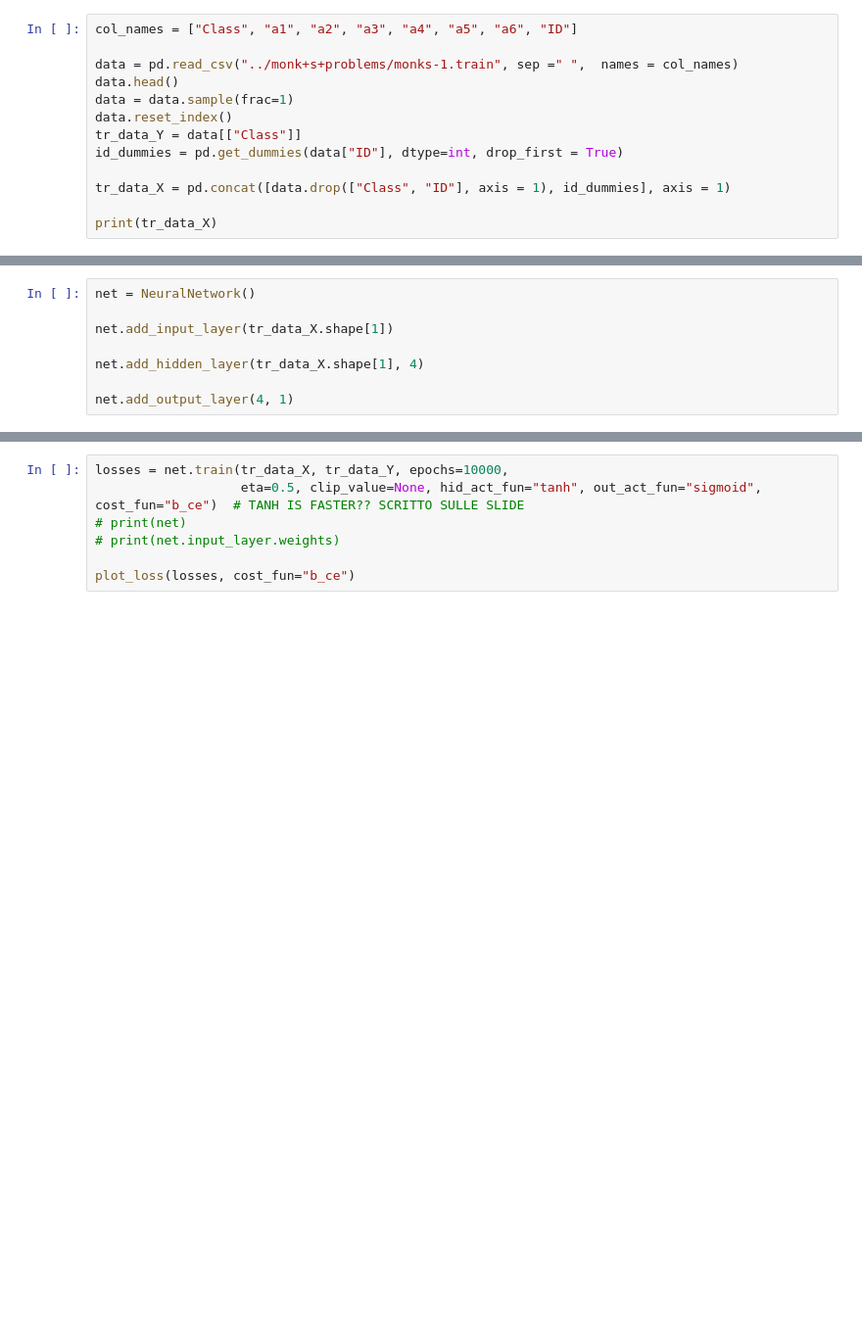
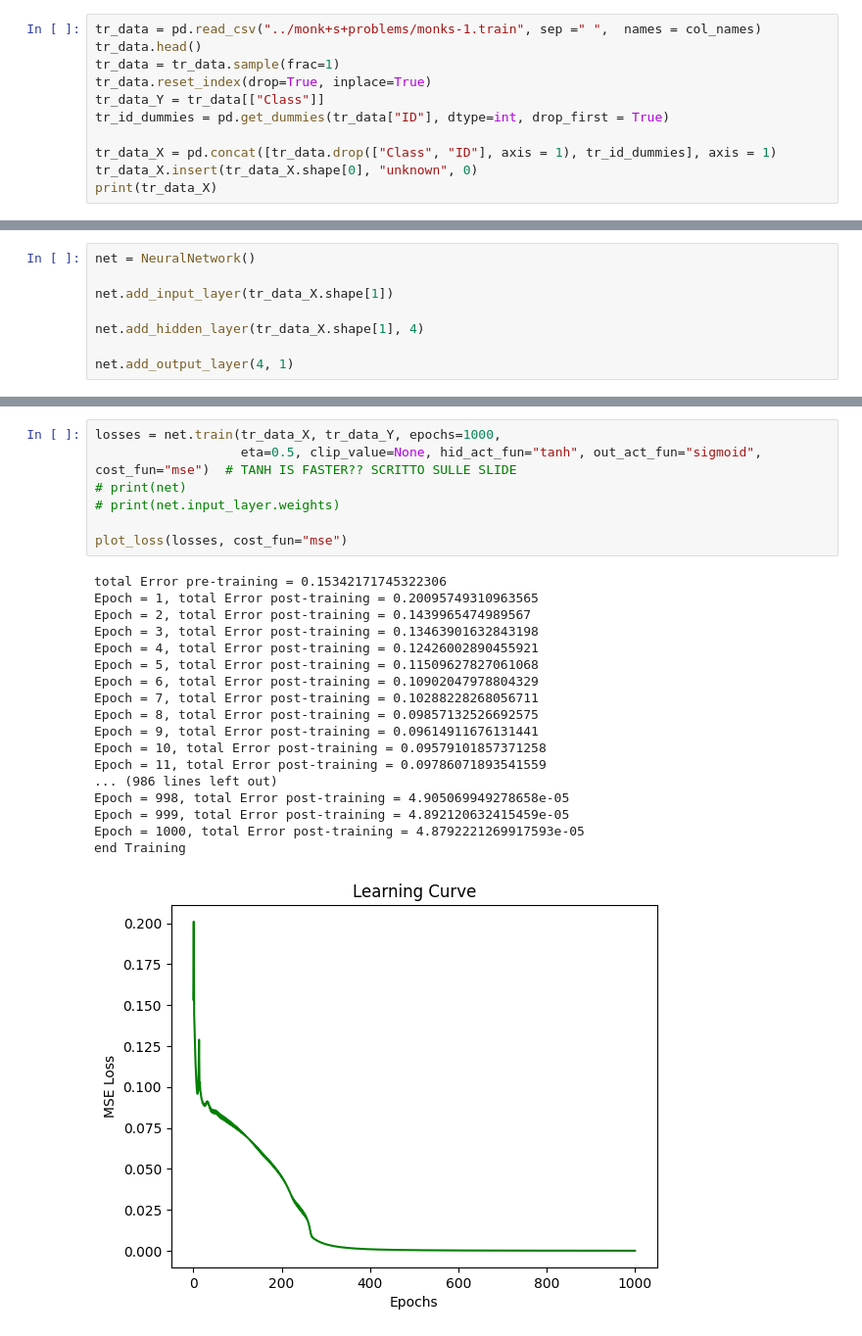
Before and after one commit to Nsivaa/ML, a Jupyter notebook: project/MONK_notebook.ipynb, the cells around one changed output, grey strips where cells are left out. Shown at 98% size. Saved outputs shown, nothing was run; the diff lists cells and outputs as text; blank space fills up the shorter version.

```diff
--- a/project/MONK_notebook.ipynb
+++ b/project/MONK_notebook.ipynb
@@ -5,15 +11,13 @@ from nn_utils import *
 # %%
-col_names = ["Class", "a1", "a2", "a3", "a4", "a5", "a6", "ID"]
+tr_data = pd.read_csv("../monk+s+problems/monks-1.train", sep =" ",  names = col_names)
+tr_data.head()
+tr_data = tr_data.sample(frac=1)
+tr_data.reset_index(drop=True, inplace=True)
+tr_data_Y = tr_data[["Class"]]
+tr_id_dummies = pd.get_dummies(tr_data["ID"], dtype=int, drop_first = True)
 
-data = pd.read_csv("../monk+s+problems/monks-1.train", sep =" ",  names = col_names)
-data.head()
-data = data.sample(frac=1)
-data.reset_index()
-tr_data_Y = data[["Class"]]
-id_dummies = pd.get_dummies(data["ID"], dtype=int, drop_first = True)
-
-tr_data_X = pd.concat([data.drop(["Class", "ID"], axis = 1), id_dummies], axis = 1)
-
+tr_data_X = pd.concat([tr_data.drop(["Class", "ID"], axis = 1), tr_id_dummies], axis = 1)
+tr_data_X.insert(tr_data_X.shape[0], "unknown", 0)
 print(tr_data_X)
 # %% [output]
      a1  a2  a3  a4  a5  a6  data_107  data_111  data_114  data_116  ...  \
@@ -44,7 +129,26 @@ net.add_output_layer(4, 1)
 # %%
-losses = net.train(tr_data_X, tr_data_Y, epochs=10000,
-                   eta=0.5, clip_value=None, hid_act_fun="tanh", out_act_fun="sigmoid", cost_fun="b_ce")  # TANH IS FASTER?? SCRITTO SULLE SLIDE
+losses = net.train(tr_data_X, tr_data_Y, epochs=1000,
+                   eta=0.5, clip_value=None, hid_act_fun="tanh", out_act_fun="sigmoid", cost_fun="mse")  # TANH IS FASTER?? SCRITTO SULLE SLIDE
 # print(net)
 # print(net.input_layer.weights)
 
-plot_loss(losses, cost_fun="b_ce")
+plot_loss(losses, cost_fun="mse")
+# %% [output]
+total Error pre-training = 0.15342171745322306
+Epoch = 1, total Error post-training = 0.20095749310963565
+Epoch = 2, total Error post-training = 0.1439965474989567
+Epoch = 3, total Error post-training = 0.13463901632843198
+Epoch = 4, total Error post-training = 0.12426002890455921
+Epoch = 5, total Error post-training = 0.11509627827061068
+Epoch = 6, total Error post-training = 0.10902047978804329
+Epoch = 7, total Error post-training = 0.10288228268056711
+Epoch = 8, total Error post-training = 0.09857132526692575
+Epoch = 9, total Error post-training = 0.09614911676131441
+Epoch = 10, total Error post-training = 0.09579101857371258
+Epoch = 11, total Error post-training = 0.09786071893541559
+... (986 lines left out)
+Epoch = 998, total Error post-training = 4.905069949278658e-05
+Epoch = 999, total Error post-training = 4.892120632415459e-05
+Epoch = 1000, total Error post-training = 4.8792221269917593e-05
+end Training
+[figure, added]
```
Also changed, not shown: parts of 16 cells of this notebook.
